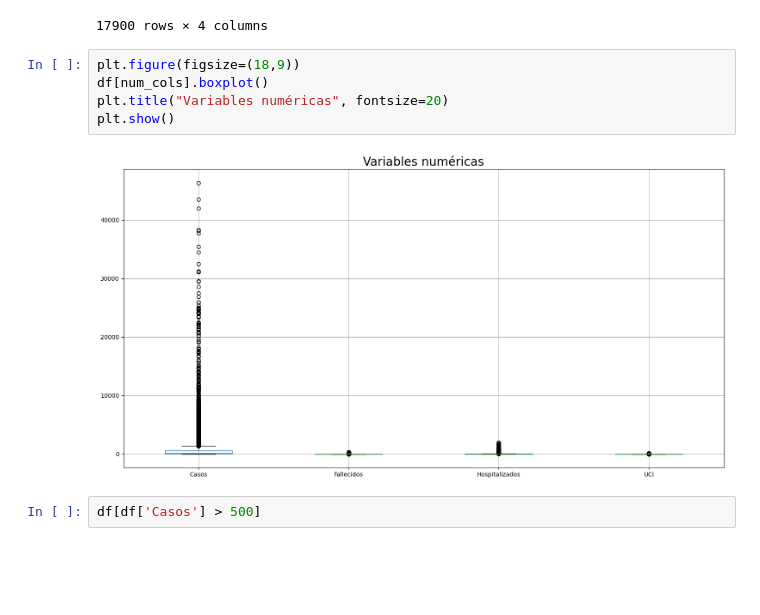
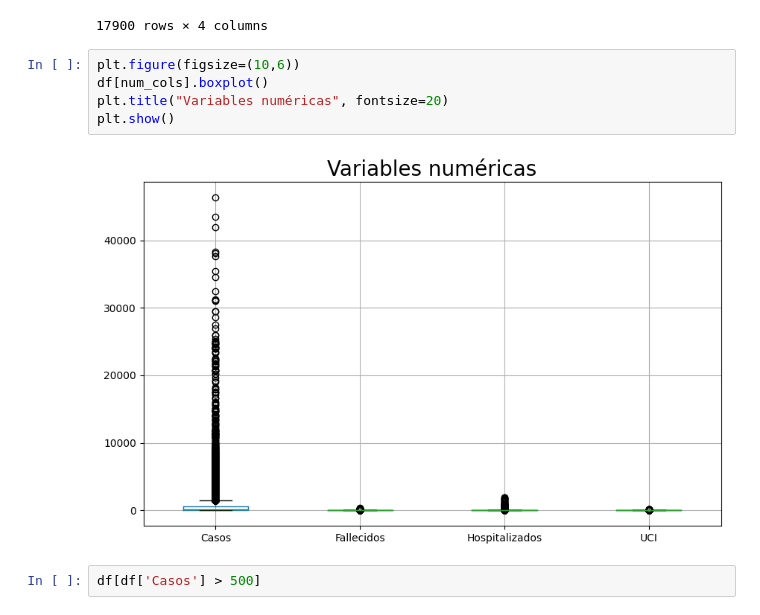
Before and after one commit to martinalegre77/data_analytics, a Jupyter notebook: PreprocesadoInformacion.ipynb, the cells around one changed output. Saved outputs shown, nothing was run; the diff lists cells and outputs as text; blank space fills up the shorter version.

```diff
--- a/PreprocesadoInformacion.ipynb
+++ b/PreprocesadoInformacion.ipynb
@@ -107,12 +107,12 @@ df[num_cols]
 | 17899 | 0 | 0 | 0 | 0 |
 17900 rows × 4 columns
 # %%
-plt.figure(figsize=(18,9))
+plt.figure(figsize=(10,6))
 df[num_cols].boxplot()
 plt.title("Variables numéricas", fontsize=20)
 plt.show()
 # %% [output]
-[figure, old version]
+[figure, new version]
 # %%
 df[df['Casos'] > 500]
 # %% [output]
```
Also changed, not shown: parts of 10 cells of this notebook.
